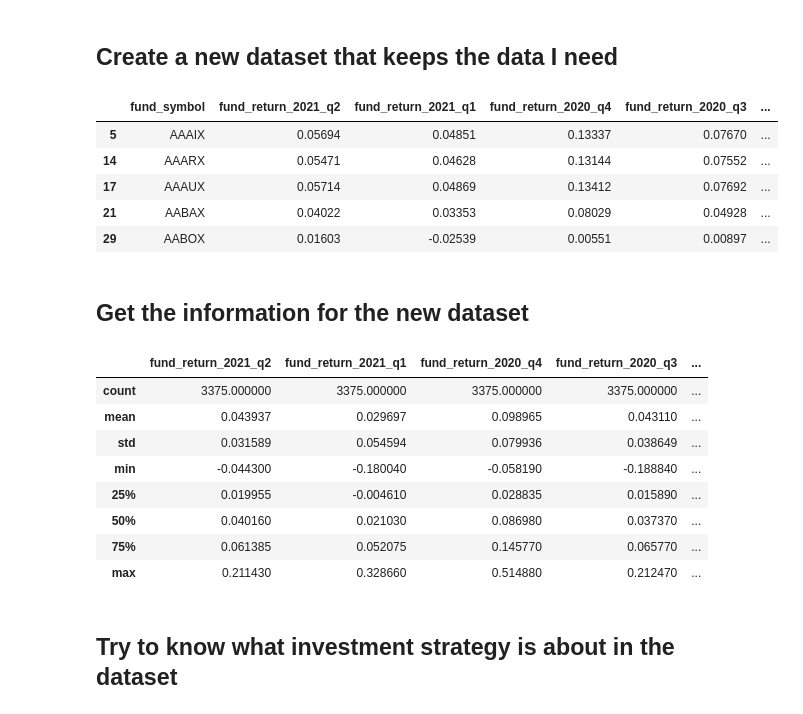
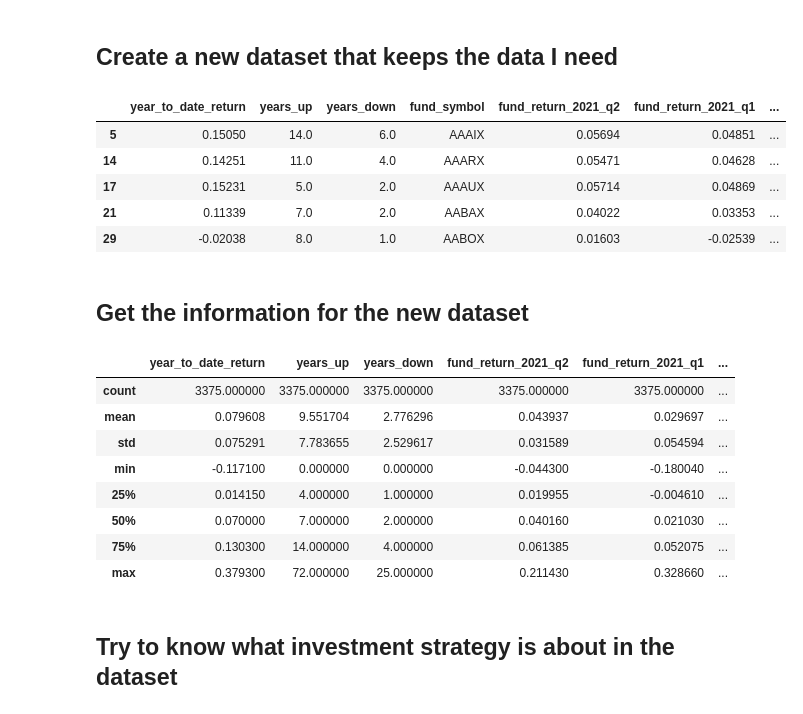
Before and after one commit to ubco-W2022T2-data301/project-group-group-57, a Jupyter notebook: analysis/analysis_George_Hsu.ipynb, the cells around one changed output. Cells and saved outputs as stored; diff of their text form; code cells hidden in the pictures.

```diff
--- a/analysis/analysis_George_Hsu.ipynb
+++ b/analysis/analysis_George_Hsu.ipynb
@@ -75,30 +75,30 @@ print(df.columns.tolist())
 # %% [markdown]
 ## Create a new dataset that keeps the data I need
 # %%
-df1 = df[['fund_symbol', 'fund_return_2021_q2', 'fund_return_2021_q1', 'fund_return_2020_q4', 'fund_return_2020_q3', 'fund_return_2020_q2', 'category_return_2020', 'fund_return_2020']]
+df1 = df[['year_to_date_return', 'years_up', 'years_down', 'fund_symbol', 'fund_return_2021_q2', 'fund_return_2021_q1', 'fund_return_2020_q4', 'fund_return_2020_q3', 'fund_return_2020_q2', 'category_return_2020', 'fund_return_2020']]
 df1 = df1.dropna()
 df1.head()
 # %% [output]
-|  | fund_symbol | fund_return_2021_q2 | fund_return_2021_q1 | fund_return_2020_q4 | fund_return_2020_q3 | ... |
-| 5 | AAAIX | 0.05694 | 0.04851 | 0.13337 | 0.07670 | ... |
-| 14 | AAARX | 0.05471 | 0.04628 | 0.13144 | 0.07552 | ... |
-| 17 | AAAUX | 0.05714 | 0.04869 | 0.13412 | 0.07692 | ... |
-| 21 | AABAX | 0.04022 | 0.03353 | 0.08029 | 0.04928 | ... |
-| 29 | AABOX | 0.01603 | -0.02539 | 0.00551 | 0.00897 | ... |
+|  | year_to_date_return | years_up | years_down | fund_symbol | fund_return_2021_q2 | fund_return_2021_q1 | ... |
+| 5 | 0.15050 | 14.0 | 6.0 | AAAIX | 0.05694 | 0.04851 | ... |
+| 14 | 0.14251 | 11.0 | 4.0 | AAARX | 0.05471 | 0.04628 | ... |
+| 17 | 0.15231 | 5.0 | 2.0 | AAAUX | 0.05714 | 0.04869 | ... |
+| 21 | 0.11339 | 7.0 | 2.0 | AABAX | 0.04022 | 0.03353 | ... |
+| 29 | -0.02038 | 8.0 | 1.0 | AABOX | 0.01603 | -0.02539 | ... |
 # %% [markdown]
 ## Get the information for the new dataset
 # %%
 df1.describe()
 # %% [output]
-|  | fund_return_2021_q2 | fund_return_2021_q1 | fund_return_2020_q4 | fund_return_2020_q3 | ... |
-| count | 3375.000000 | 3375.000000 | 3375.000000 | 3375.000000 | ... |
-| mean | 0.043937 | 0.029697 | 0.098965 | 0.043110 | ... |
-| std | 0.031589 | 0.054594 | 0.079936 | 0.038649 | ... |
-| min | -0.044300 | -0.180040 | -0.058190 | -0.188840 | ... |
-| 25% | 0.019955 | -0.004610 | 0.028835 | 0.015890 | ... |
-| 50% | 0.040160 | 0.021030 | 0.086980 | 0.037370 | ... |
-| 75% | 0.061385 | 0.052075 | 0.145770 | 0.065770 | ... |
-| max | 0.211430 | 0.328660 | 0.514880 | 0.212470 | ... |
+|  | year_to_date_return | years_up | years_down | fund_return_2021_q2 | fund_return_2021_q1 | ... |
+| count | 3375.000000 | 3375.000000 | 3375.000000 | 3375.000000 | 3375.000000 | ... |
+| mean | 0.079608 | 9.551704 | 2.776296 | 0.043937 | 0.029697 | ... |
+| std | 0.075291 | 7.783655 | 2.529617 | 0.031589 | 0.054594 | ... |
+| min | -0.117100 | 0.000000 | 0.000000 | -0.044300 | -0.180040 | ... |
+| 25% | 0.014150 | 4.000000 | 1.000000 | 0.019955 | -0.004610 | ... |
+| 50% | 0.070000 | 7.000000 | 2.000000 | 0.040160 | 0.021030 | ... |
+| 75% | 0.130300 | 14.000000 | 4.000000 | 0.061385 | 0.052075 | ... |
+| max | 0.379300 | 72.000000 | 25.000000 | 0.211430 | 0.328660 | ... |
 # %% [markdown]
 ## Try to know what investment strategy is about in the dataset
 # %%
```
Also changed, not shown: 4 other files.
